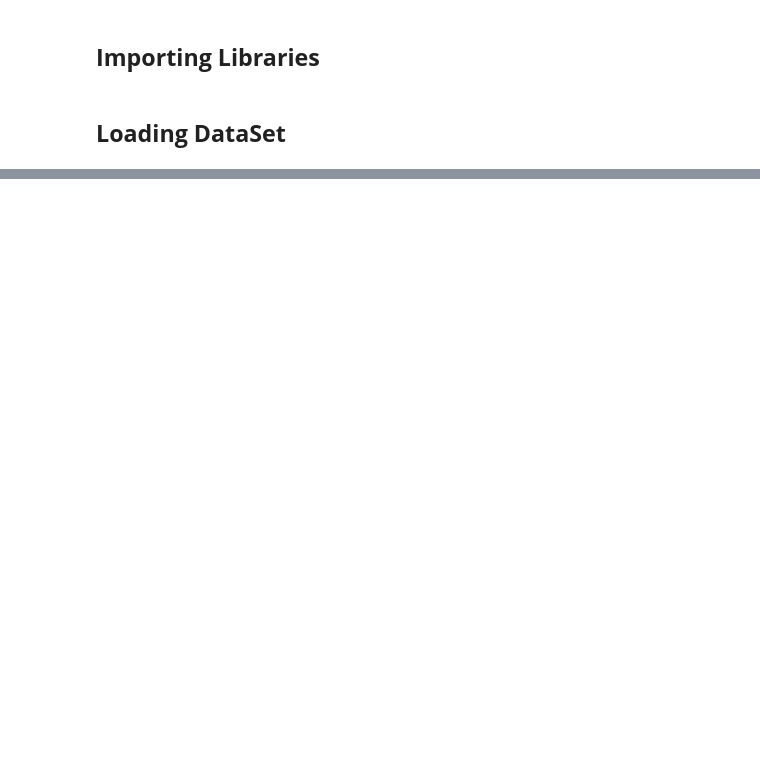
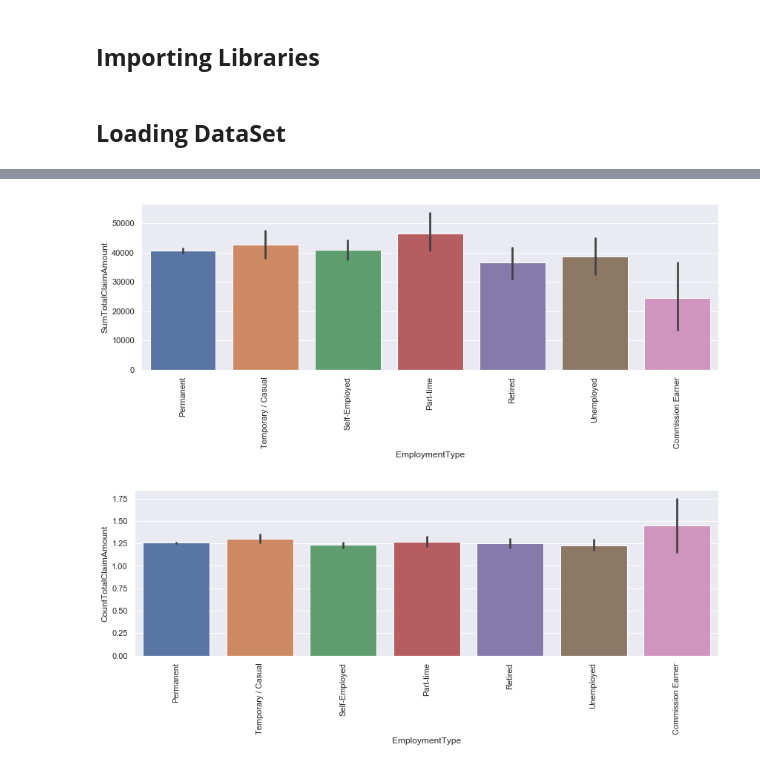
Before and after one commit to Pheelog/Insurance-Claim-Modelling, a Jupyter notebook: Iniubong_EDA.ipynb, the cells around one changed output, grey strips where cells are left out. Saved outputs shown, nothing was run; the diff lists cells and outputs as text; code cells hidden in the pictures; blank space fills up the shorter version.

```diff
--- a/Iniubong_EDA.ipynb
+++ b/Iniubong_EDA.ipynb
@@ -33,0 +250,9 @@ data.head()
+# %%
+sns.catplot(x='EmploymentType', y = 'SumTotalClaimAmount', data=data, kind='bar', height=4, aspect=3)
+plt.xticks(rotation=90)
+sns.catplot(x='EmploymentType', y = 'CountTotalClaimAmount', data=data, kind='bar', height=4, aspect=3)
+plt.xticks(rotation=90)
+plt.show()
+# %% [output]
+[figure, added]
+[figure, added]
```
Also changed, not shown: parts of 45 cells of this notebook, 1 other file.
